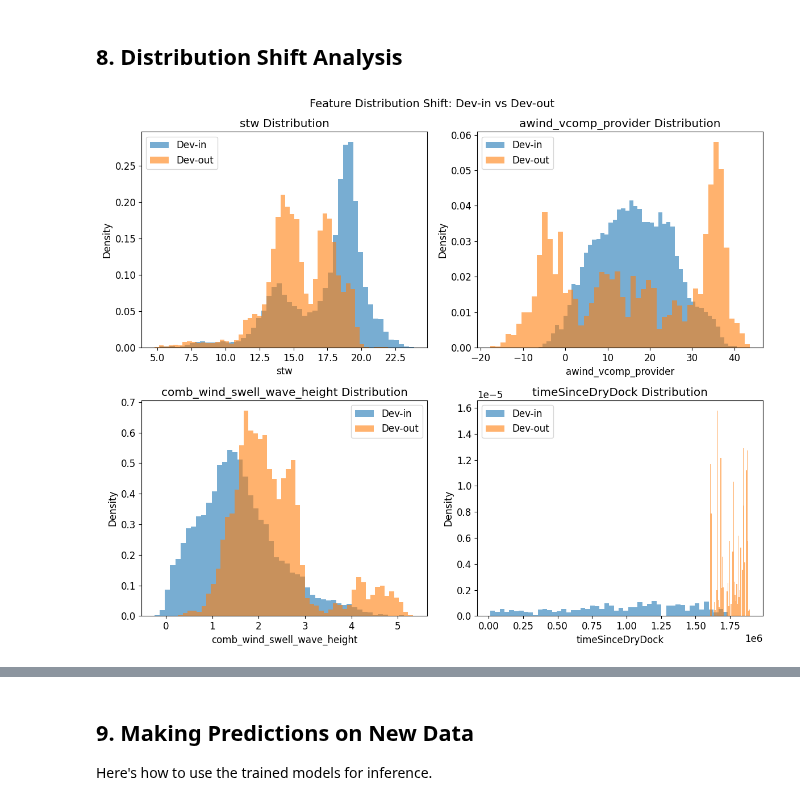
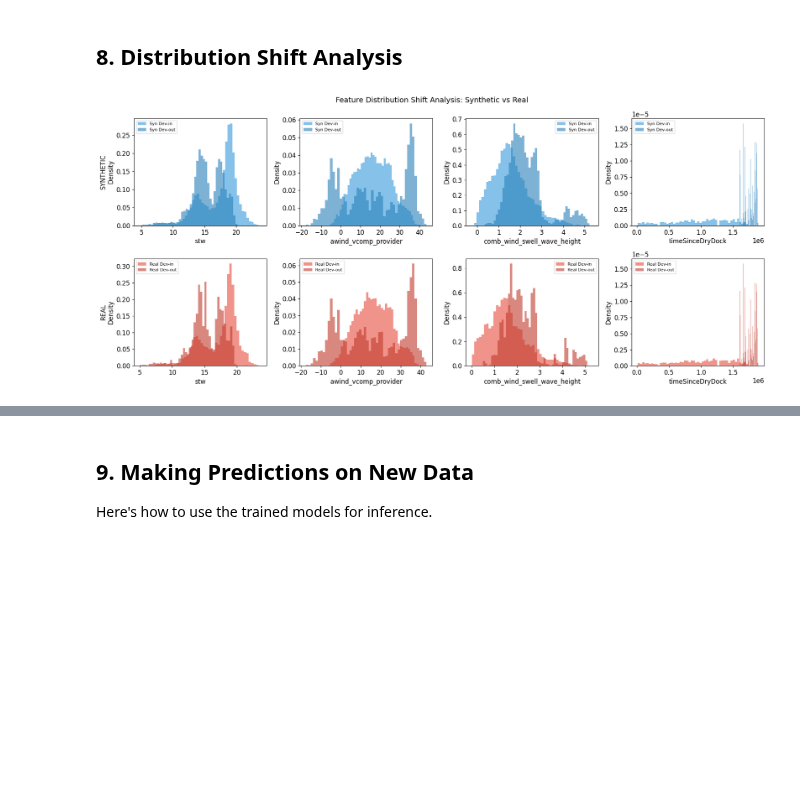
Before and after one commit to PropelSense/propulsion_prediction, a Jupyter notebook: train_models.ipynb, the cells around one changed output, grey strips where cells are left out. Saved outputs shown, nothing was run; the diff lists cells and outputs as text; code cells hidden in the pictures; blank space fills up the shorter version.

```diff
--- a/train_models.ipynb
+++ b/train_models.ipynb
@@ -57,8 +59,11 @@ Device: CUDA
 # Configuration
 config = Config()
 
+# Data directories for combined training
+SYNTHETIC_DATA_DIR = "data/synthetic_data"
+REAL_DATA_DIR = "data/real_data"
+
 # You can modify settings here
-config.data.data_dir = "data/synthetic_data"  # or "data/real_data"
 config.model.max_epochs = 100
 config.model.batch_size = 256
 config.model.n_ensemble_members = 5
@@ -69,7 +74,9 @@ os.makedirs(config.output_dir, exist_ok=True)
 os.makedirs(config.checkpoint_dir, exist_ok=True)
 
 print("Configuration:")
-print(f"  Data directory: {config.data.data_dir}")
+print(f"  Synthetic data directory: {SYNTHETIC_DATA_DIR}")
+print(f"  Real data directory: {REAL_DATA_DIR}")
+print(f"  Training approach: COMBINED (synthetic + real)")
 print(f"  Max epochs: {config.model.max_epochs}")
 print(f"  Batch size: {config.model.batch_size}")
 print(f"  Ensemble members: {config.model.n_ensemble_members}")
@@ -82,7 +91,7 @@ Configuration:
 # %% [markdown]
 ## 2. Data Loading & Exploration
 # %%
-# Initialize and setup data module
-data_module = PropulsionDataModule(config.data)
-data_module.setup()
+# Initialize and setup combined data module (synthetic + real)
+data_module = CombinedDataModule(config.data)
+data_module.setup(synthetic_dir=SYNTHETIC_DATA_DIR, real_dir=REAL_DATA_DIR)
 # %% [output]
@@ -624,23 +849,37 @@ plt.show()
 # %% [markdown]
 ## 8. Distribution Shift Analysis
 # %%
-# Compare feature distributions between dev_in and dev_out
+# Compare feature distributions between dev sets (both synthetic and real)
 key_features = ['stw', 'awind_vcomp_provider', 'comb_wind_swell_wave_height', 'timeSinceDryDock']
 
-fig, axes = plt.subplots(2, 2, figsize=(12, 10))
-axes = axes.flatten()
+fig, axes = plt.subplots(2, 4, figsize=(18, 8))
 
-for ax, feature in zip(axes, key_features):
-    if feature in dev_in_df.columns:
-        ax.hist(dev_in_df[feature], bins=50, alpha=0.6, label='Dev-in', density=True)
-        ax.hist(dev_out_df[feature], bins=50, alpha=0.6, label='Dev-out', density=True)
+# Top row: Synthetic data
+for i, feature in enumerate(key_features):
+    ax = axes[0, i]
+    if feature in synthetic_dev_in_df.columns:
+        ax.hist(synthetic_dev_in_df[feature], bins=50, alpha=0.6, label='Syn Dev-in', density=True, color='#3498db')
+        ax.hist(synthetic_dev_out_df[feature], bins=50, alpha=0.6, label='Syn Dev-out', density=True, color='#2980b9')
         ax.set_xlabel(feature)
         ax.set_ylabel('Density')
-        ax.legend()
-        ax.set_title(f'{feature} Distribution')
+        ax.legend(fontsize=8)
+        if i == 0:
+            ax.set_ylabel('SYNTHETIC\nDensity')
 
-plt.suptitle('Feature Distribution Shift: Dev-in vs Dev-out', fontsize=14)
+# Bottom row: Real data
+for i, feature in enumerate(key_features):
+    ax = axes[1, i]
+    if feature in real_dev_in_df.columns:
+        ax.hist(real_dev_in_df[feature], bins=50, alpha=0.6, label='Real Dev-in', density=True, color='#e74c3c')
+        ax.hist(real_dev_out_df[feature], bins=50, alpha=0.6, label='Real Dev-out', density=True, color='#c0392b')
+        ax.set_xlabel(feature)
+        ax.set_ylabel('Density')
+        ax.legend(fontsize=8)
+        if i == 0:
+            ax.set_ylabel('REAL\nDensity')
+
+plt.suptitle('Feature Distribution Shift Analysis: Synthetic vs Real', fontsize=14)
 plt.tight_layout()
 plt.show()
 # %% [output]
-[figure, old version]
+[figure, new version]
```
Also changed, not shown: parts of 30 cells of this notebook.
